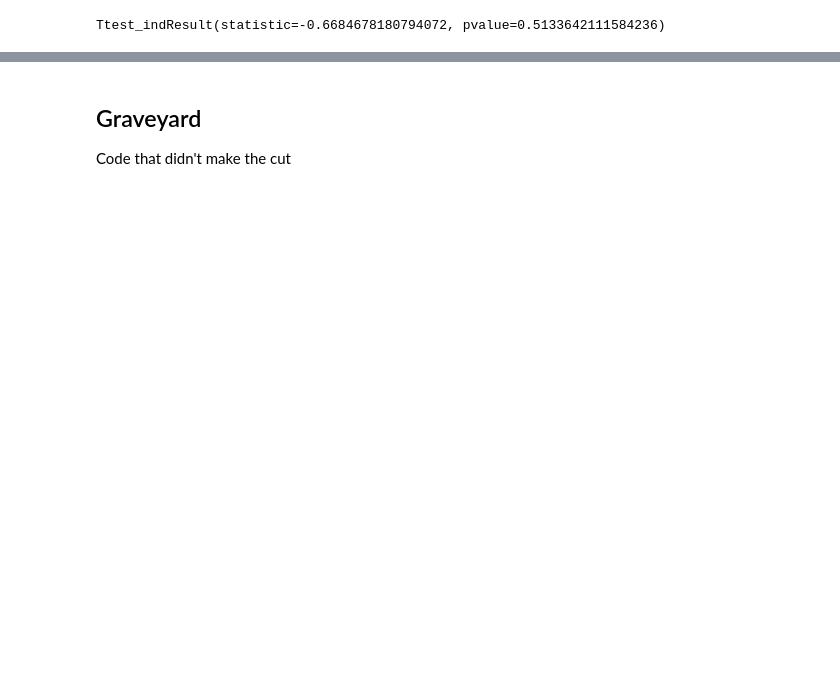
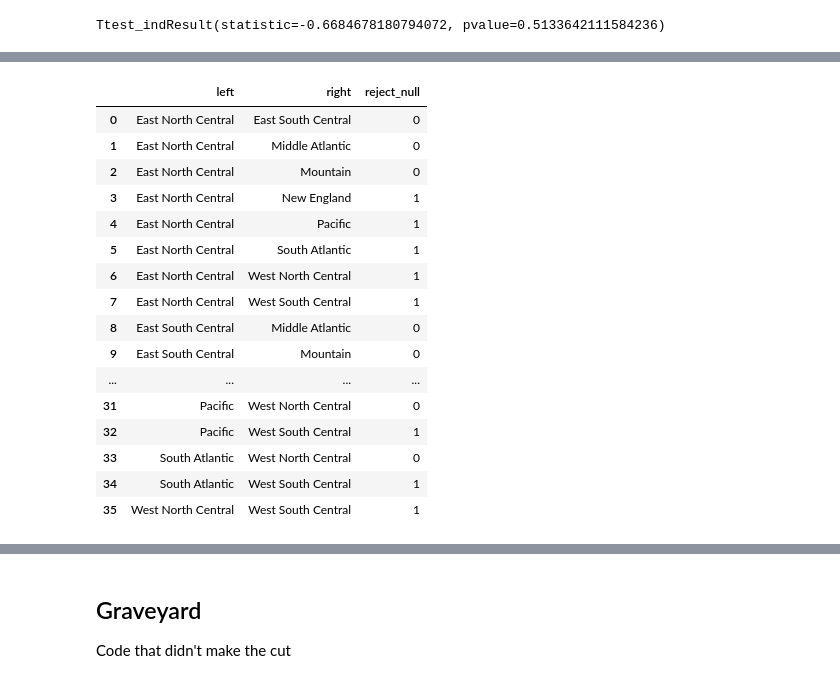
Before and after one commit to PowerOfAPoint/data102-fa21-final-proj, a Jupyter notebook: data102-steven.ipynb, the cells around one changed output, grey strips where cells are left out. Saved outputs shown, nothing was run; the diff lists cells and outputs as text; code cells hidden in the pictures; blank space fills up the shorter version.

Commit message:
implemented ttest_rel(not sure if its valid)

```diff
--- a/data102-steven.ipynb
+++ b/data102-steven.ipynb
@@ -210,4 +238,6 @@ Using the weighted rates, we perform two-sided $t$-tests between every pair of d
 # %%
 aap_samples = asthma_aap_div.values
 aap_samples
+divs = list(asthma_aap_div.index)
+divs
 # %% [output]
@@ -243,0 +288,18 @@ Ttest_indResult(statistic=-0.6684678180794072, pvalue=0.5133642111584236)
+# %%
+p_vals = []
+left_region = []
+right_region = []
+
+for i in np.arange(9):
+    for j in np.arange(9):
+        if i==j:
+            continue
+        elif divs[j] in left_region and divs[i] in right_region:
+            continue
+        else:
+            p_vals.append(ttest_rel(aap_samples[i] / 100, aap_samples[j] / 100)[1])
+            left_region.append(divs[i])
+            right_region.append(divs[j])
+
+
+p_vals
@@ -243,0 +374,32 @@ Ttest_indResult(statistic=-0.6684678180794072, pvalue=0.5133642111584236)
+# %%
+BH_decisions = benjamini_hochberg(np.array(p_vals), alpha)
+bon_decisions = bonferroni(np.array(p_vals), alpha)
+
+
+#there is definitely a prettier way to do this, but I like for loops soooo
+
+decisions = []
+
+for i in np.arange(len(BH_decisions)):
+    decisions.append(int(BH_decisions[i] and bon_decisions[i]))
+
+dec_df = pd.DataFrame({"left":left_region, "right":right_region, "reject_null":decisions})
+dec_df
+# %% [output]
+|  | left | right | reject_null |
+| 0 | East North Central | East South Central | 0 |
+| 1 | East North Central | Middle Atlantic | 0 |
+| 2 | East North Central | Mountain | 0 |
+| 3 | East North Central | New England | 1 |
+| 4 | East North Central | Pacific | 1 |
+| 5 | East North Central | South Atlantic | 1 |
+| 6 | East North Central | West North Central | 1 |
+| 7 | East North Central | West South Central | 1 |
+| 8 | East South Central | Middle Atlantic | 0 |
+| 9 | East South Central | Mountain | 0 |
+| ... | ... | ... | ... |
+| 31 | Pacific | West North Central | 0 |
+| 32 | Pacific | West South Central | 1 |
+| 33 | South Atlantic | West North Central | 0 |
+| 34 | South Atlantic | West South Central | 1 |
+| 35 | West North Central | West South Central | 1 |
```
Also changed, not shown: parts of 12 cells of this notebook.
